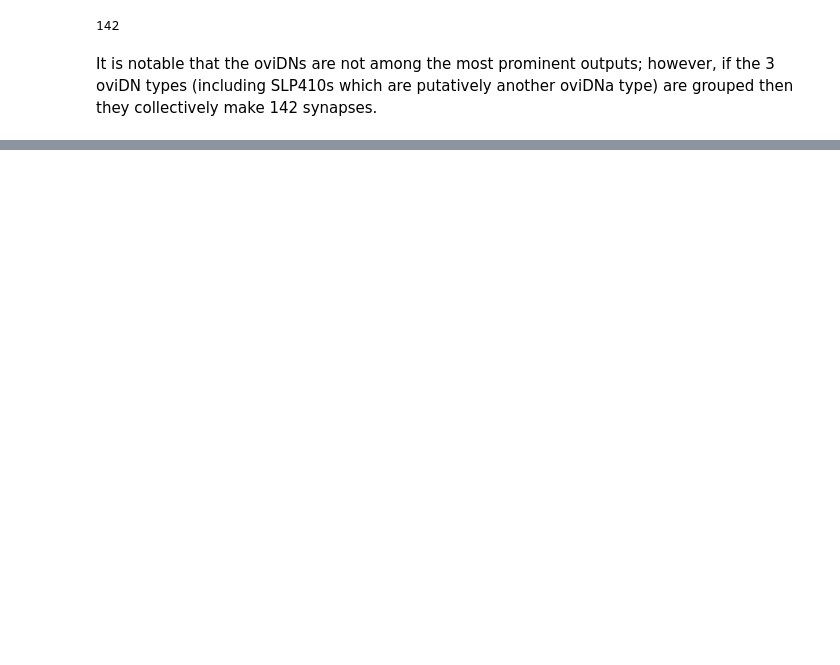
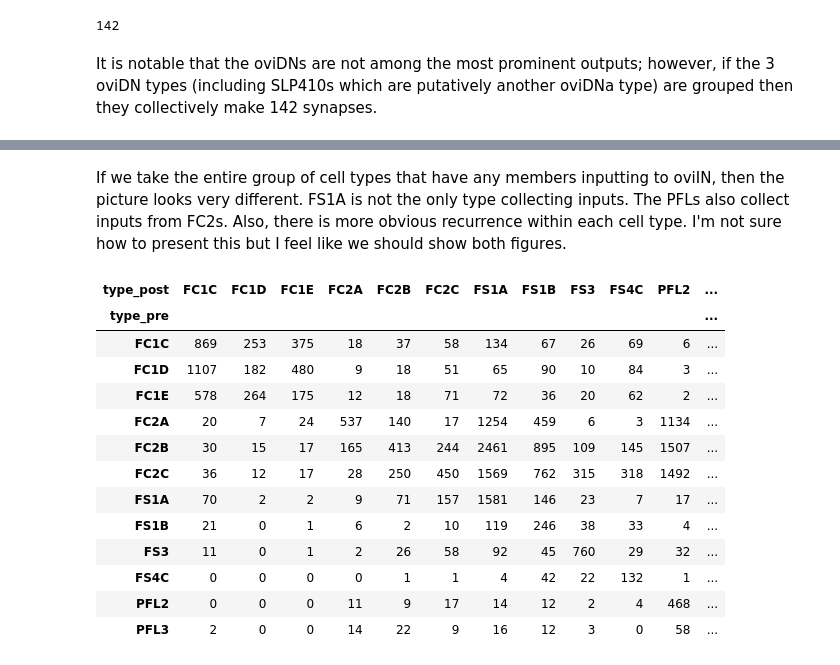
Before and after one commit to Gutierrez-lab/oviIN-analyses-gabrielle, a Jupyter notebook: inputs_outputs_oviIN.ipynb, the cells around one changed output, grey strips where cells are left out. Saved outputs shown, nothing was run; the diff lists cells and outputs as text; code cells hidden in the pictures; blank space fills up the shorter version.

```diff
--- a/inputs_outputs_oviIN.ipynb
+++ b/inputs_outputs_oviIN.ipynb
@@ -307,3 +464,28 @@ heatmap = heatmap.opts(xlabel='Postsynaptic neurons', ylabel='Presynaptic neuron
 heatmap
 # %% [output]
 [interactive output not drawn]
+# %% [markdown]
+If we take the entire group of cell types that have any members inputting to oviIN, then the picture looks very different. FS1A is not the only type collecting inputs. The PFLs also collect inputs from FC2s. Also, there is more obvious recurrence within each cell type. I'm not sure how to present this but I feel like we should show both figures.
+# %%
+#creates list of all unique types that input to ovi
+#use this list for the connectivity analysis
+FB_ovi_input_types = list(FB_ovi_inputs['type_pre'].unique())
+# %%
+matrix, FB_conns = connectivity_matrix(FB_ovi_input_types)
+# %%
+matrix
+# %% [output]
+| type_post | FC1C | FC1D | FC1E | FC2A | FC2B | FC2C | FS1A | FS1B | FS3 | FS4C | PFL2 | ... |
+| type_pre |  |  |  |  |  |  |  |  |  |  |  | ... |
+| FC1C | 869 | 253 | 375 | 18 | 37 | 58 | 134 | 67 | 26 | 69 | 6 | ... |
+| FC1D | 1107 | 182 | 480 | 9 | 18 | 51 | 65 | 90 | 10 | 84 | 3 | ... |
+| FC1E | 578 | 264 | 175 | 12 | 18 | 71 | 72 | 36 | 20 | 62 | 2 | ... |
+| FC2A | 20 | 7 | 24 | 537 | 140 | 17 | 1254 | 459 | 6 | 3 | 1134 | ... |
+| FC2B | 30 | 15 | 17 | 165 | 413 | 244 | 2461 | 895 | 109 | 145 | 1507 | ... |
+| FC2C | 36 | 12 | 17 | 28 | 250 | 450 | 1569 | 762 | 315 | 318 | 1492 | ... |
+| FS1A | 70 | 2 | 2 | 9 | 71 | 157 | 1581 | 146 | 23 | 7 | 17 | ... |
+| FS1B | 21 | 0 | 1 | 6 | 2 | 10 | 119 | 246 | 38 | 33 | 4 | ... |
+| FS3 | 11 | 0 | 1 | 2 | 26 | 58 | 92 | 45 | 760 | 29 | 32 | ... |
+| FS4C | 0 | 0 | 0 | 0 | 1 | 1 | 4 | 42 | 22 | 132 | 1 | ... |
+| PFL2 | 0 | 0 | 0 | 11 | 9 | 17 | 14 | 12 | 2 | 4 | 468 | ... |
+| PFL3 | 2 | 0 | 0 | 14 | 22 | 9 | 16 | 12 | 3 | 0 | 58 | ... |
```
Also changed, not shown: parts of 33 cells of this notebook.
